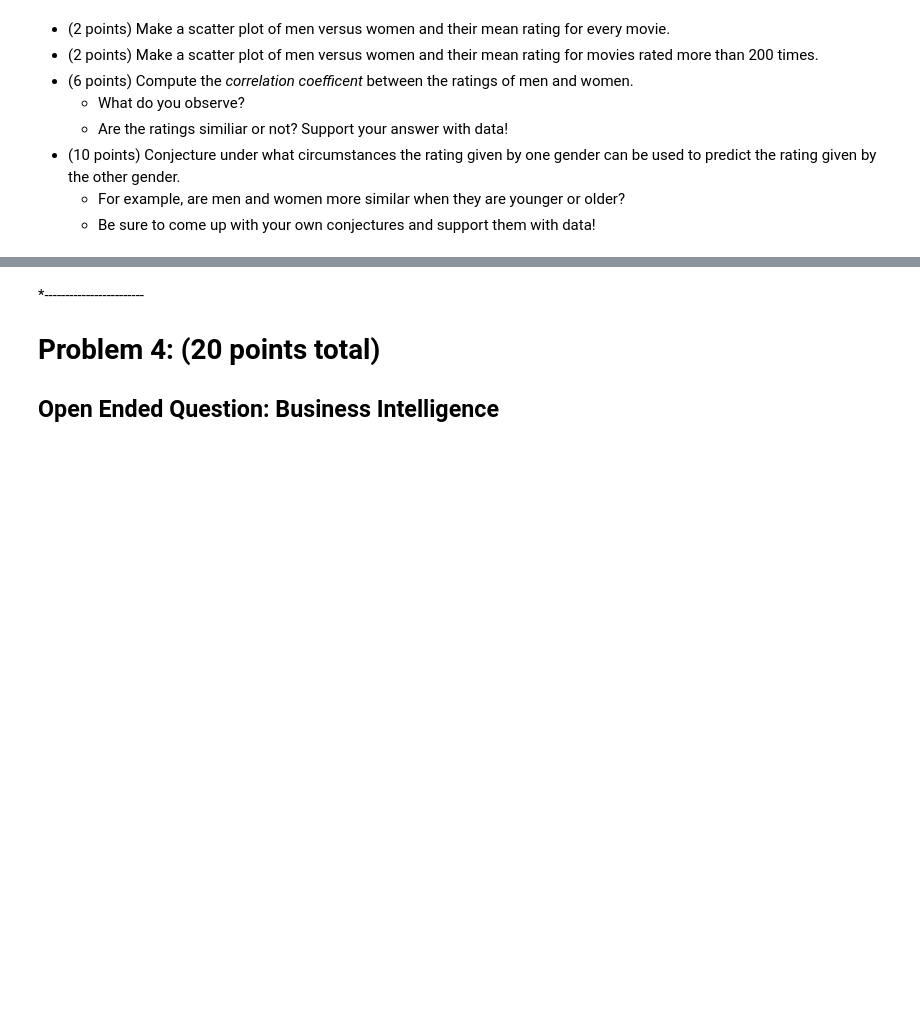
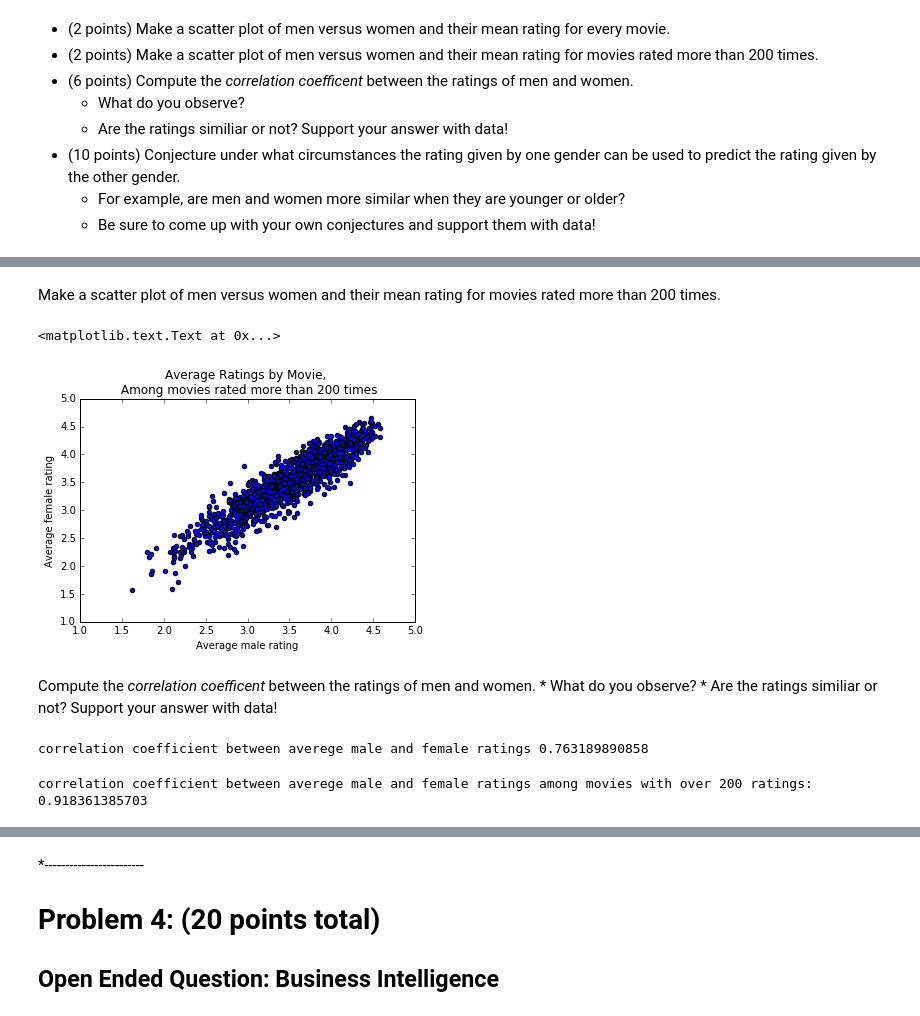
Before and after one commit to awkweb/DS501, a Jupyter notebook: 2/CaseStudy2.ipynb, the cells around one changed output, grey strips where cells are left out. Saved outputs shown, nothing was run; the diff lists cells and outputs as text; code cells hidden in the pictures; blank space fills up the shorter version.

```diff
--- a/2/CaseStudy2.ipynb
+++ b/2/CaseStudy2.ipynb
@@ -114,0 +507,34 @@ Let look more closely at the relationship between the pieces of data we have.
+# %% [markdown]
+Make a scatter plot of men versus women and their mean rating for movies rated more than 200 times.
+# %%
+# Determine titles with more than 200 total ratings.
+ratings_by_title = data.groupby('title').size()
+active_titles = ratings_by_title.index[ratings_by_title > 200]
+
+# Extract these titles
+over_200_mean_ratings = mean_ratings.ix[active_titles]
+
+#Produce scatter plot
+plt.scatter(over_200_mean_ratings['M'], over_200_mean_ratings['F'])
+plt.title('Average Ratings by Movie, \n Among movies rated more than 200 times')
+plt.ylabel('Average female rating')
+plt.xlabel('Average male rating')
+# %% [output]
+<matplotlib.text.Text at 0x...>
+[figure, added]
+# %% [markdown]
+Compute the *correlation coefficent* between the ratings of men and women.
+    * What do you observe?
+    * Are the ratings similiar or not? Support your answer with data!
+# %%
+# Compute the correlation coefficient
+print 'correlation coefficient between averege male and female ratings: {0}'.format(mean_ratings.M.corr(mean_ratings.F))
+# %% [output]
+correlation coefficient between averege male and female ratings 0.763189890858
+# %%
+# Based on scatter plots above, it is clear that men and women tend to agree more when the movies have a higher total number
+# of ratings.  Calculate the correlation coeffcient in this case
+print 'correlation coefficient between averege male and female ratings among movies with over 200 ratings: {0}'.format(
+    over_200_mean_ratings.M.corr(over_200_mean_ratings.F))
+# %% [output]
+correlation coefficient between averege male and female ratings among movies with over 200 ratings: 0.918361385703
```
Also changed, not shown: parts of 53 cells of this notebook.
